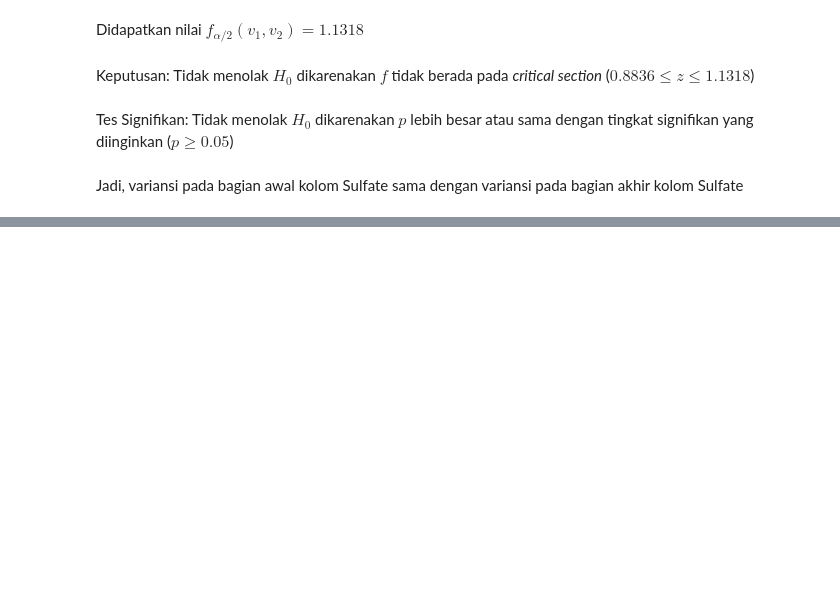
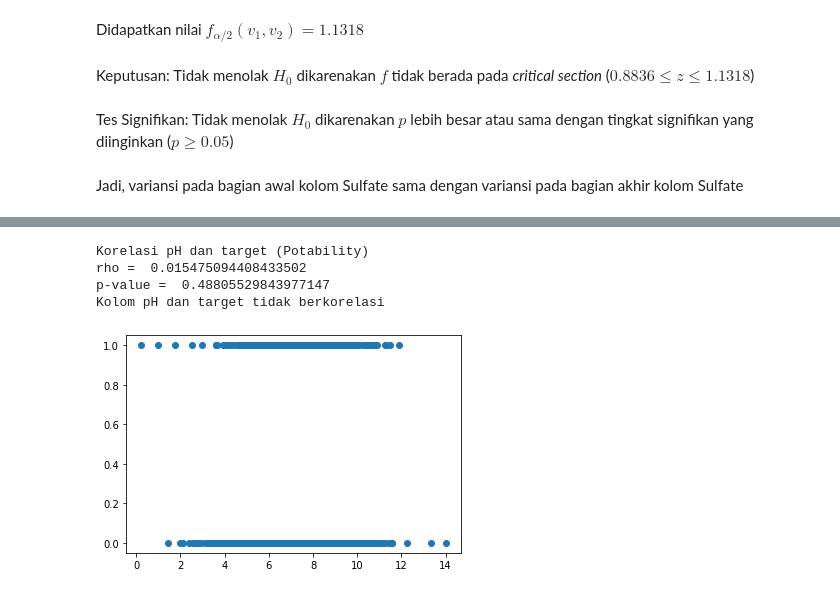
Before and after one commit to airathalca/IF2220-TUBES1, a Jupyter notebook: main.ipynb, the cells around one changed output, grey strips where cells are left out. Cells and saved outputs as stored; diff of their text form; code cells hidden in the pictures; blank space fills up the shorter version.

```diff
--- a/main.ipynb
+++ b/main.ipynb
@@ -741,0 +752,31 @@ Jadi, variansi pada bagian awal kolom Sulfate sama dengan variansi pada bagian a
+# %%
+def no6(kolom):
+    rho, p_value = st.pearsonr(df[kolom], df["Potability"])
+    print("Korelasi", kolom, "dan target (Potability)")
+    print("rho = ",rho, "\np-value = ", p_value)
+    if (p_value < 0.05):
+        print("Kolom", kolom, "dan target berkorelasi")
+        if (rho >= 0.8):
+            print("Kolom", kolom, "dan target memiliki Very Strong Correlation")
+        elif (rho >= 0.6):
+            print("Kolom", kolom, "dan target memiliki Strong Correlation")
+        elif (rho >= 0.4):
+            print("Kolom", kolom, "dan target memiliki Relatively Strong Correlation")
+        elif (rho >= 0.2):
+            print("Kolom", kolom, "dan target memiliki Moderate Correlation")
+        elif (rho >= 0.1):
+            print("Kolom", kolom, "dan target memiliki Weak Correlation")
+        else:
+            print("Kolom", kolom, "dan target memiliki Negligible Correlation")
+    else:
+        print("Kolom", kolom, "dan target tidak berkorelasi")
+    plt.scatter(df[kolom], df["Potability"])
+    plt.show()
+# %%
+no6("pH")
+# %% [output]
+Korelasi pH dan target (Potability)
+rho =  0.015475094408433502
+p-value =  0.48805529843977147
+Kolom pH dan target tidak berkorelasi
+[figure, added]
```
Also changed, not shown: parts of 10 cells of this notebook.
